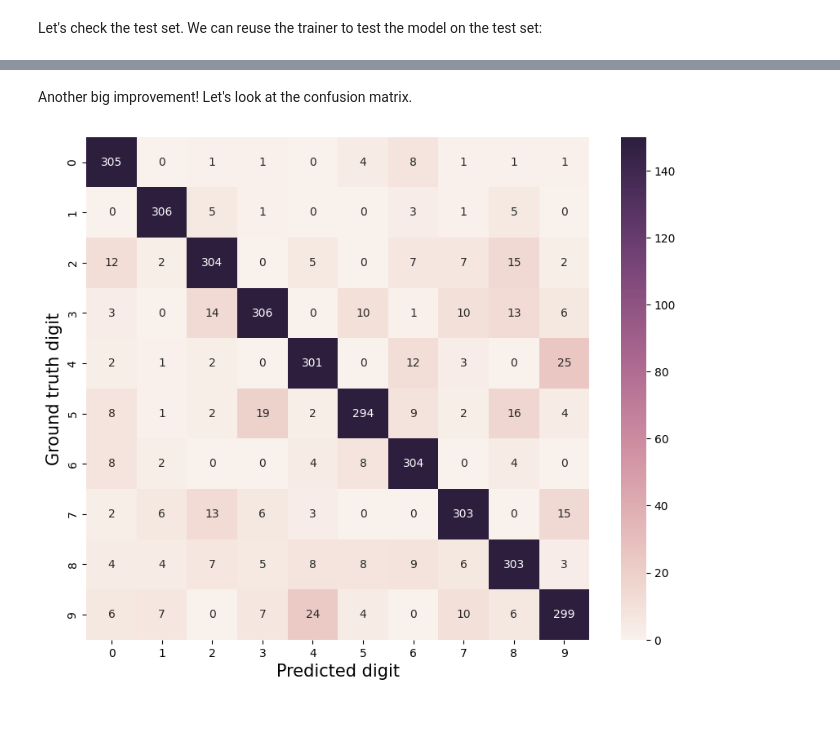
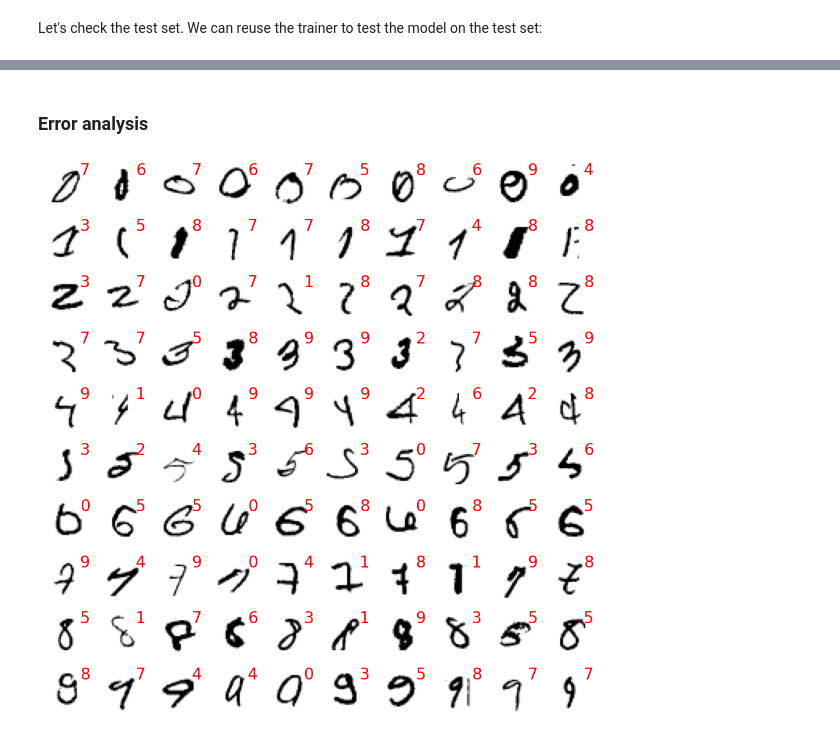
Before and after one commit to DeepTrackAI/deeplay, a Jupyter notebook: examples/vision/classification/Ex01. MNIST Classification Application.ipynb, the cells around one changed output, grey strips where cells are left out. Cells and saved outputs as stored; diff of their text form; code cells hidden in the pictures.

```diff
--- a/examples/vision/classification/Ex01. MNIST Classification Application.ipynb
+++ b/examples/vision/classification/Ex01. MNIST Classification Application.ipynb
@@ -628,6 +489,36 @@ LOCAL_RANK: 0 - CUDA_VISIBLE_DEVICES: [0]
-# %% [markdown]
-Another big improvement! Let's look at the confusion matrix.
-# %%
-plot_confusion_matrix(classifier, mnist_test_dataloader)
-# %% [output]
-[figure, removed]
+# %% [markdown]
+### Error analysis
+# %%
+mnist_test_dataloader = dl.DataLoader(train_mnist_image_and_groundtruth, batch_size=1, shuffle=False)
+
+number_of_images_per_digit_to_show = 10
+num_incorrect_predictions_per_digit = np.zeros(10, int)
+
+plt.figure(figsize=(10, number_of_images_per_digit_to_show))
+
+for image, groundtruth_digits in mnist_test_dataloader:
+    groundtruth_digits = int(groundtruth_digits)
+
+    if num_incorrect_predictions_per_digit[groundtruth_digits] >= number_of_images_per_digit_to_show:
+        continue
+
+    predicted_probabilities = classifier(image)
+    max_probability, predicted_digits = predicted_probabilities.max(dim=1)
+    if predicted_digits == groundtruth_digits:
+        continue
+
+    num_incorrect_predictions_per_digit[groundtruth_digits] += 1
+
+    subplot_idx = groundtruth_digits * number_of_images_per_digit_to_show + num_incorrect_predictions_per_digit[groundtruth_digits]
+    plt.subplot(10, number_of_images_per_digit_to_show, subplot_idx)
+    plt.imshow(image.squeeze(), cmap="Greys")
+    plt.annotate(str(int(predicted_digits)), (0.8, 1), (1, 1), xycoords="axes fraction", textcoords="offset points", va="top", ha="left", fontsize=20, color="red")
+    plt.axis("off")
+
+    if (num_incorrect_predictions_per_digit >= number_of_images_per_digit_to_show).all():
+        break
+
+plt.tight_layout()
+plt.show()
+# %% [output]
+[figure, added]
```
Also changed, not shown: parts of 81 cells of this notebook, 42 other files.
